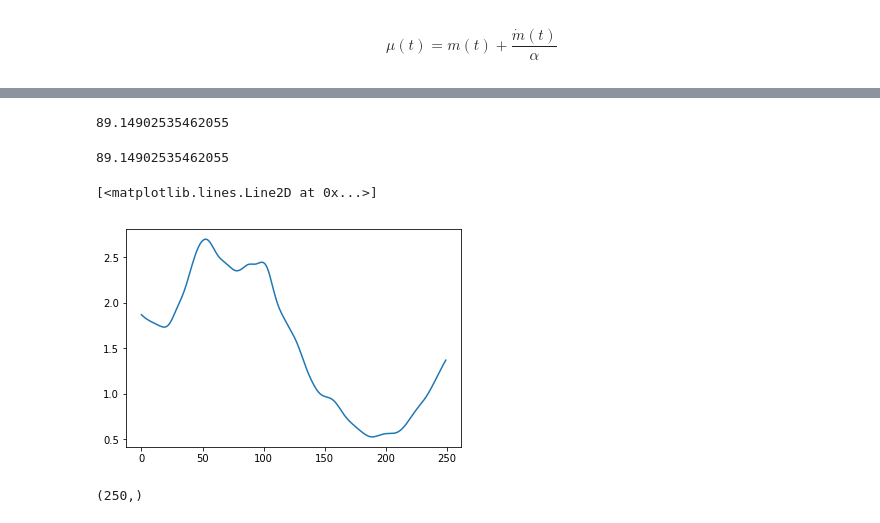
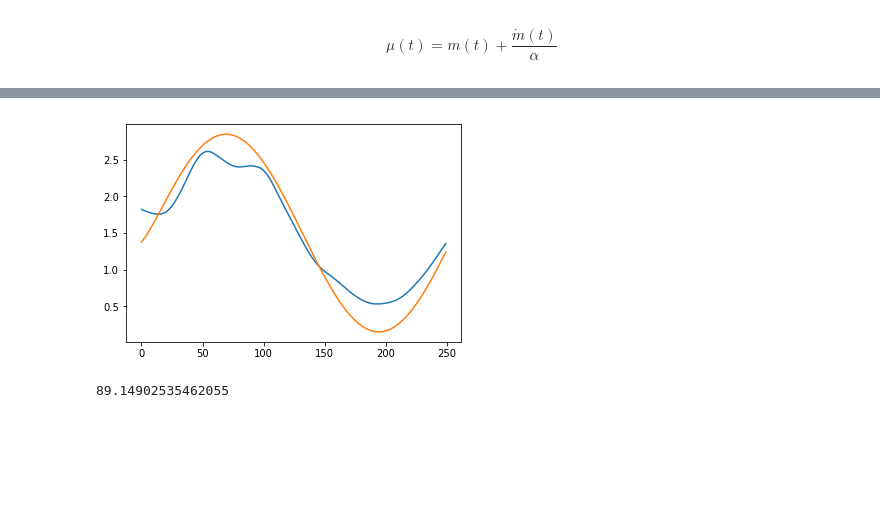
Before and after one commit to CamiVasz/Procesos-Estocasticos-2, a Jupyter notebook: Estim.ipynb, the cells around one changed output, grey strips where cells are left out. Cells and saved outputs as stored; diff of their text form; code cells hidden in the pictures; blank space fills up the shorter version.

```diff
--- a/Estim.ipynb
+++ b/Estim.ipynb
@@ -75,7 +93,0 @@ mid.append((mi[-1] - mi[-2])/dt)
-# %%
-al1 = np.sum([((X[i]-X[i-1]-mid[i-1]*dt)*(mi[i-1]-X[i-1]))/X[i-1]**(2*gamma) for i in range(1,N)])
-al2 = np.sum([(((mi[i-1]-X[i-1])/X[i-1]**(gamma))**2)*dt for i in range(1,N)])
-alphae = al1/al2
-alphae
-# %% [output]
-89.14902535462055
@@ -91,5 +94 @@ al2 = np.sum(al2)
-# %%
-al1/al2
-# %% [output]
-89.14902535462055
 # %%
@@ -97,10 +97,13 @@ import statsmodels.api as sm
 cycle, trend = sm.tsa.filters.hpfilter(X,2500)
 # %%
 plt.plot(trend)
+plt.plot(m1)
+plt.show()
 # %% [output]
-[<matplotlib.lines.Line2D at 0x...>]
-[figure, old version]
+[figure, new version]
-# %%
-trend.shape
-# %% [output]
-(250,)
+# %%
+mid = numDer(trend)
+alphae2 = alpha(trend, mid)
+print(alphae2)
+# %% [output]
+89.14902535462055
```
Also changed, not shown: parts of 9 cells of this notebook.
